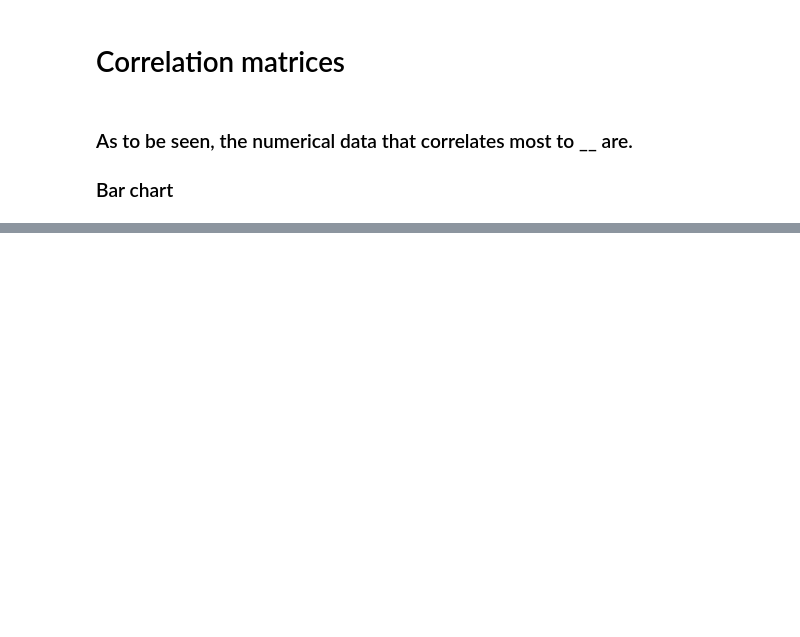
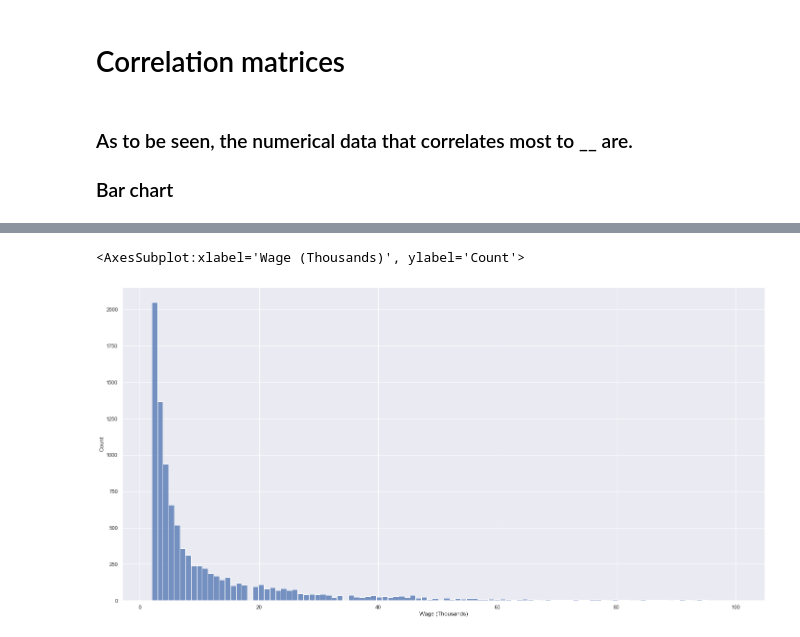
Before and after one commit to qtxbryan/SC1015_MiniProject, a Jupyter notebook: main.ipynb, the cells around one changed output, grey strips where cells are left out. Cells and saved outputs as stored; diff of their text form; code cells hidden in the pictures; blank space fills up the shorter version.

```diff
--- a/main.ipynb
+++ b/main.ipynb
@@ -361,0 +293,6 @@ NameError: name 'ax' is not defined
+# %%
+q_low = fifaData["Wage (Thousands)"].quantile(0.01)
+q_hi  = fifaData["Wage (Thousands)"].quantile(0.99)
+
+fifaDatafiltered = fifaData[(fifaData["Wage (Thousands)"] < q_hi) & (fifaData["Wage (Thousands)"] > q_low)]
+fifaDatafiltered = fifaDatafiltered[fifaDatafiltered['Height (cm)'] >= 160]
@@ -361,0 +318,6 @@ NameError: name 'ax' is not defined
+# %%
+f, axes = plt.subplots(figsize=(24, 12))
+sb.histplot(data = fifaDatafiltered['Wage (Thousands)'])
+# %% [output]
+<AxesSubplot:xlabel='Wage (Thousands)', ylabel='Count'>
+[figure, added]
```
Also changed, not shown: parts of 49 cells of this notebook.
